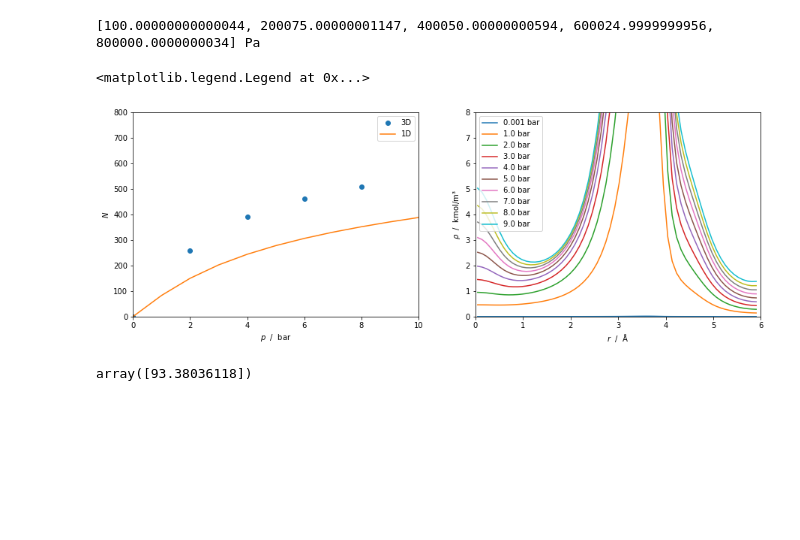
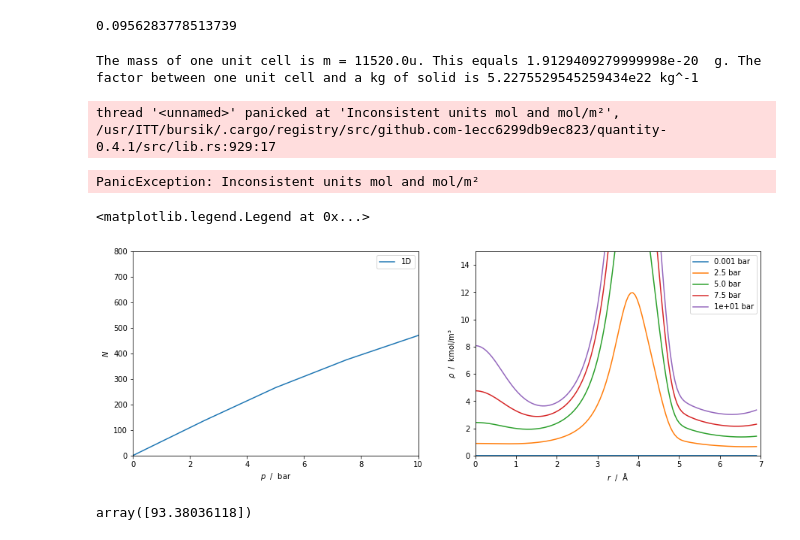
Before and after one commit to bbbursik/feos-pcsaft, a Jupyter notebook: examples/22-02-21-Adsorption3D.ipynb, the cells around one changed output. Saved outputs shown, nothing was run; the diff lists cells and outputs as text; code cells hidden in the pictures; blank space fills up the shorter version.

Commit message:
adsorption notebook and TSAnotebook added

```diff
--- a/examples/22-02-21-Adsorption3D.ipynb
+++ b/examples/22-02-21-Adsorption3D.ipynb
@@ -105,0 +123,7 @@ Wall time: 588 ms
+# %%
+for i,point in enumerate(vor.vertices):
+    if(point[0] >= 0.0 and point[0] <= structure.dimensions["Lx"] and point[1] >= 0.0 and point[1] <= structure.dimensions["Ly"] and point[2] >= 0.0 and point[2] <= structure.dimensions["Lz"]):
+        dist[i] = np.min(distance.cdist(np.array([point]),coordinates.T))
+
+plt.plot(dist)
+dist
@@ -106,4 +148,6 @@ Wall time: 588 ms
 # %%
 ######## Read parameters and create functional #########
-params = PcSaftParameters.from_json(['argon'],'structure_parameters/noble_gases.json')
+params = PcSaftParameters.from_json(['carbon-dioxide'],'../parameters/20191105_pure_parameters.json')
+# params = PcSaftParameters.from_json(['argon'],'structure_parameters/noble_gases.json')
 func = PcSaftFunctional(params)
+print(params)
@@ -115,0 +183,7 @@ pore = Pore1D(func, Geometry.Spherical, 5.95 * ANGSTROM, potential, 64)
+# %%
+########### Create potential and initialize Pore Profile 1D ##########
+
+potential = ExternalPotential.FreeEnergyAveraged(coordinates * ANGSTROM, sigma_ss, epsilon_ss, pore_center, system_size, [51, 51], cutoff_radius = 14*ANGSTROM)
+# potential = ExternalPotential.FreeEnergyAveraged(coordinates_new * ANGSTROM, sigma_ss_new, epsilon_ss_new, pore_center, system_size, [51, 51])
+# pore = Pore1D(func, Geometry.Spherical, 6.84534814234455 * ANGSTROM, potential, 128)
+pore_raw = Pore1D(func, Geometry.Spherical, pore_radius * ANGSTROM, potential, 128)
@@ -116,3 +204,3 @@ pore = Pore1D(func, Geometry.Spherical, 5.95 * ANGSTROM, potential, 64)
 # %%
 ####### Calculate isotherm 1D ########
-isotherm1D = Adsorption1D.adsorption_isotherm(func, 200.0 * KELVIN, (1.0e-3 * BAR, 10.0 * BAR, 11), pore)
+isotherm1D = Adsorption1D.adsorption_isotherm(func, 200.0 * KELVIN, (1.0e-3 * BAR, 10.0 * BAR, 5), pore_raw)
@@ -135,3 +234,17 @@ pore3D = Pore3D(func, system_size, [64,64,64],coordinates* ANGSTROM, sigma_ss, e
+# %%
+pore3D.total_moles*NAV#*factor#*NAV
+# %% [output]
+0.0956283778513739
+# %%
+sigma_new = np.zeros_like(sigma_ss)
+sigma_new[sigma_ss==3] = 16
+sigma_new[sigma_ss==0] = 28
+m_unit = sum(sigma_new)
+m_unit_kg = m_unit * 1.660539e-27 * KILOGRAM
+factor = 1.0/m_unit_kg
+print(f'The mass of one unit cell is m = {m_unit}u. This equals {m_unit_kg}. The factor between one unit cell and a kg of solid is {factor}')
+# %% [output]
+The mass of one unit cell is m = 11520.0u. This equals 1.9129409279999998e-20  g. The factor between one unit cell and a kg of solid is 5.2275529545259434e22 kg^-1
 # %%
 ######## Calculate 3D isotherm ########
 solver = None
@@ -141,28 +254,29 @@ isotherm3D = Adsorption3D.adsorption_isotherm(func, 200.0 * KELVIN, (1.0e-3 * BA
 # %%
-isotherm3D.pressure
+isotherm3D.total_adsorption
 # %% [output]
-[100.00000000000044, 200075.00000001147, 400050.00000000594, 600024.9999999956, 800000.0000000034] Pa
+thread '<unnamed>' panicked at 'Inconsistent units mol and mol/m²', /usr/ITT/bursik/.cargo/registry/src/github.com-1ecc6299db9ec823/quantity-0.4.1/src/lib.rs:929:17
+PanicException: Inconsistent units mol and mol/m²
 # %%
 ###### Plot 1D and 3D isotherms #########
 f, ax = plt.subplots(1,2,figsize=(15,5))
-ax[0].plot(isotherm3D.pressure/BAR, isotherm3D.total_adsorption*NAV,'o', label="3D")
+# ax[0].plot(isotherm3D.pressure/BAR, isotherm3D.total_adsorption*NAV,'o', label="3D")
 ax[0].plot(isotherm1D.pressure/BAR, isotherm1D.total_adsorption*NAV*64, label="1D")
 ax[0].set_xlabel('$p~~/~~\\mathrm{bar}$')
 ax[0].set_ylabel('$N$')
 ax[0].legend()
 ax[0].set_xlim(0,10)
 ax[0].set_ylim(0,800)
 
 for profile in isotherm1D.profiles[:10]:
     ax[1].plot(profile.r/ANGSTROM, (profile.density/(KILO*MOL/METER**3)).T, label=f'{profile.bulk.pressure()/BAR:.2} bar')
 ax[1].set_xlabel('$r~~/~~\\mathrm{\AA}$')
 ax[1].set_ylabel('$\\rho~~/~~\\mathrm{kmol/m³}$')
-ax[1].set_xlim(0,6)
-ax[1].set_ylim(0,8)
+ax[1].set_xlim(0,7)
+ax[1].set_ylim(0,15)
 ax[1].legend()
 # %% [output]
 <matplotlib.legend.Legend at 0x...>
-[figure, old version]
+[figure, new version]
 # %%
 ## plt.plot(isotherm3D.profiles[-1].x/ANGSTROM, (isotherm3D.profiles[-1].density/(KILO*MOL/METER**3))[0,30,30,:])
 # %%
```
Also changed, not shown: parts of 32 cells of this notebook, 12 other files.
